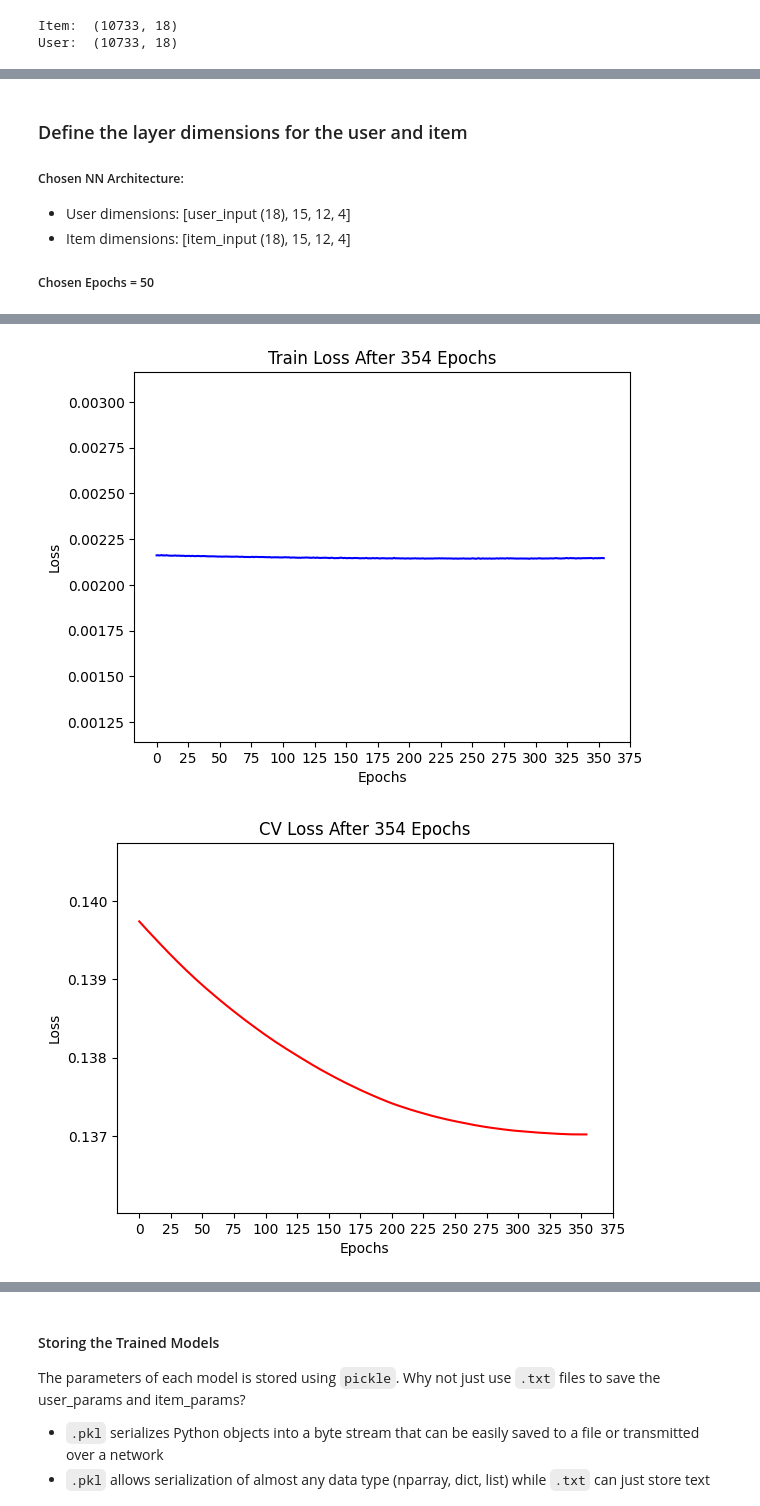
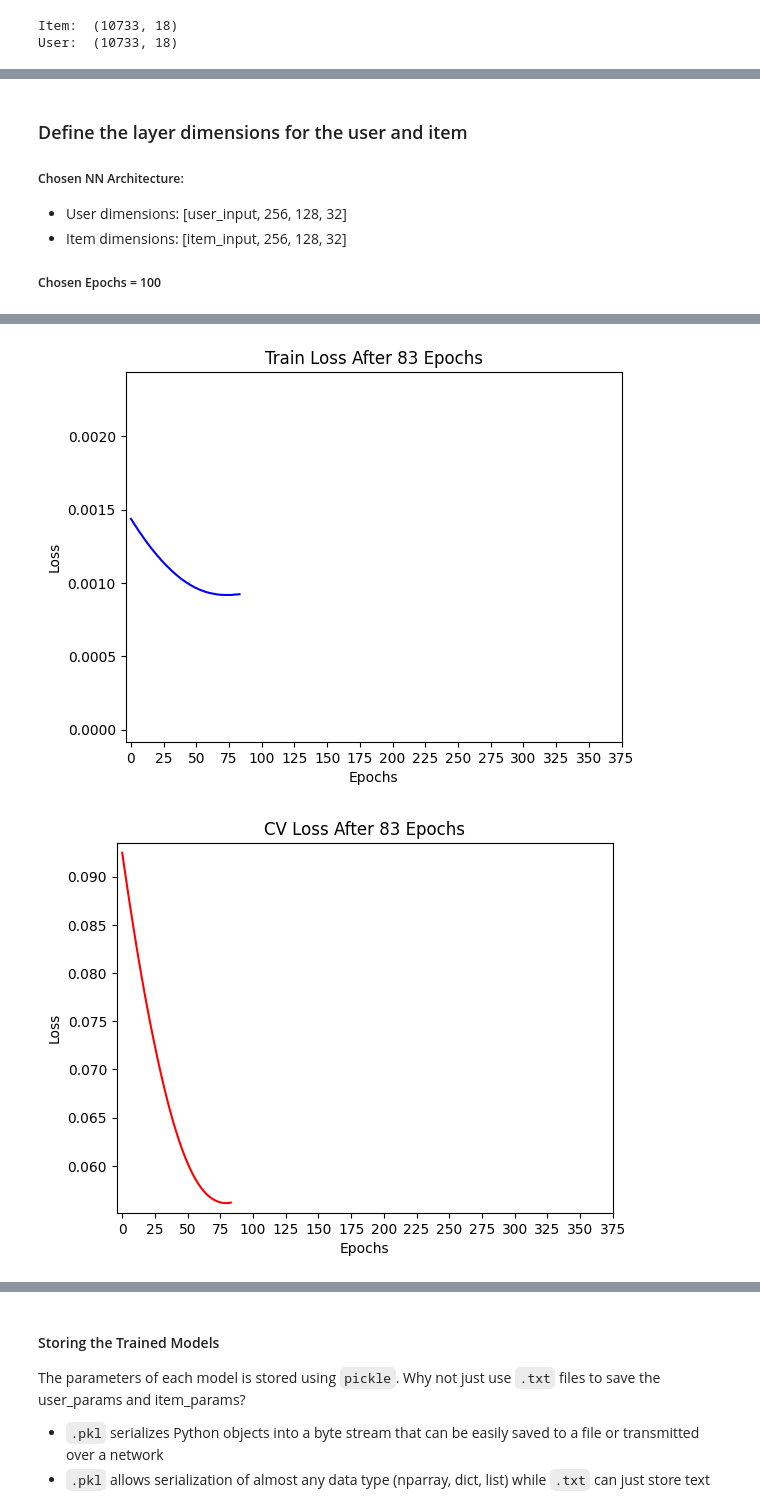
Before and after one commit to kseto06/OtakuNet, a Jupyter notebook: notebooks/ContentBasedAnime.ipynb, the cells around one changed output, grey strips where cells are left out. Saved outputs shown, nothing was run; the diff lists cells and outputs as text; code cells hidden in the pictures.

Commit message:
optimize: neural network layer architecture
- add new optimized & updated weights in pickle

```diff
--- a/notebooks/ContentBasedAnime.ipynb
+++ b/notebooks/ContentBasedAnime.ipynb
@@ -501,15 +501,15 @@ def RecSys_model_Adam(X_user, X_item, Y, X_user_cv, X_item_cv, Y_cv, layer_dims_
 
 
 ##### Chosen NN Architecture:
-- User dimensions: [user_input (18), 15, 12, 4]
-- Item dimensions: [item_input (18), 15, 12, 4]
+- User dimensions: [user_input, 256, 128, 32]
+- Item dimensions: [item_input, 256, 128, 32]
 
-##### Chosen Epochs = 50
+##### Chosen Epochs = 100
 # %%
 # Specify the layer dimensions (i.e. num of inputs + num of units per layer)
-layer_dims_user = [user_train_arr.shape[1], 15, 12, 4]
-layer_dims_item = [item_train_arr.shape[1], 15, 12, 4]
+layer_dims_user = [user_train_arr.shape[1], 256, 128, 32]
+layer_dims_item = [item_train_arr.shape[1], 256, 128, 32]
 # %%
 # Model training for Adam
-prediction, user_params, item_params, train_loss_history, cv_loss_history = RecSys_model_Adam(user_train_arr, item_train_arr, y_train_arr, user_cv_arr, item_cv_arr, y_cv_arr, layer_dims_user, layer_dims_item, mini_batch_size=64, learning_rate=3e-7, epochs=1000, decay=schedule_lr_decay, decay_rate=1.0, tolerance=3)
+prediction, user_params, item_params, train_loss_history, cv_loss_history = RecSys_model_Adam(user_train_arr, item_train_arr, y_train_arr, user_cv_arr, item_cv_arr, y_cv_arr, layer_dims_user, layer_dims_item, mini_batch_size=64, learning_rate=3e-7, epochs=100, decay=schedule_lr_decay, decay_rate=1.0, tolerance=4, early_stopping=True)
 # %% [output]
@@ -533,5 +532,5 @@ Epochs no longer minimizing cv loss. Best minimum found at Epoch 351
-[figure, old version]
+[figure, new version]
-[figure, old version]
+[figure, new version]
 # %%
 print(f'Best Epoch: {np.argmin(cv_loss_history)}')
 print(f'Best Minimized Loss: {np.min(cv_loss_history)}')
```
Also changed, not shown: parts of 11 cells of this notebook, 5 other files.
